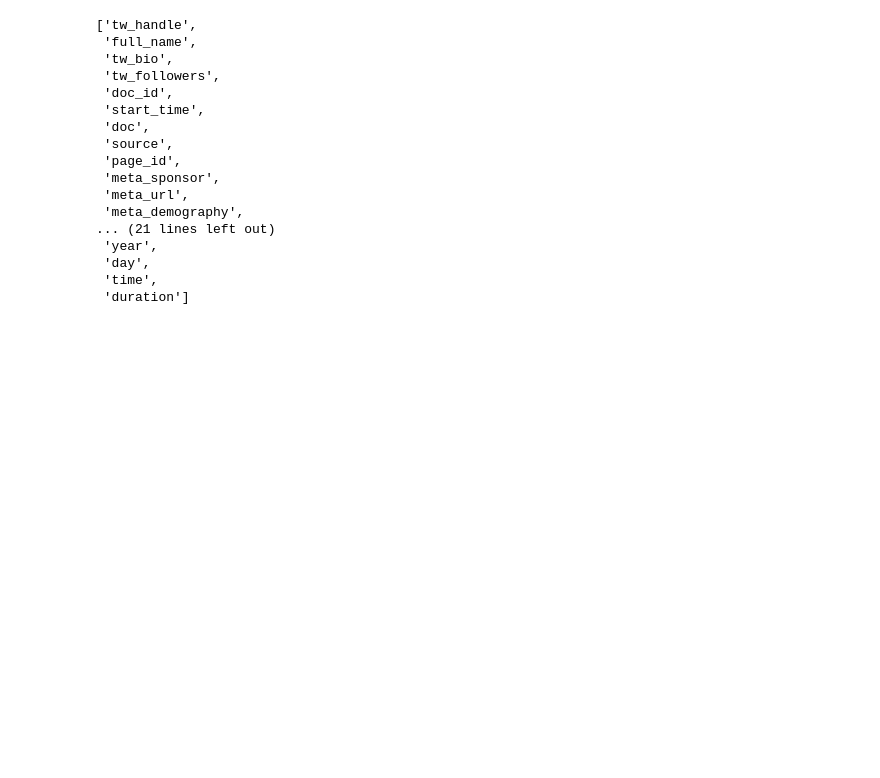
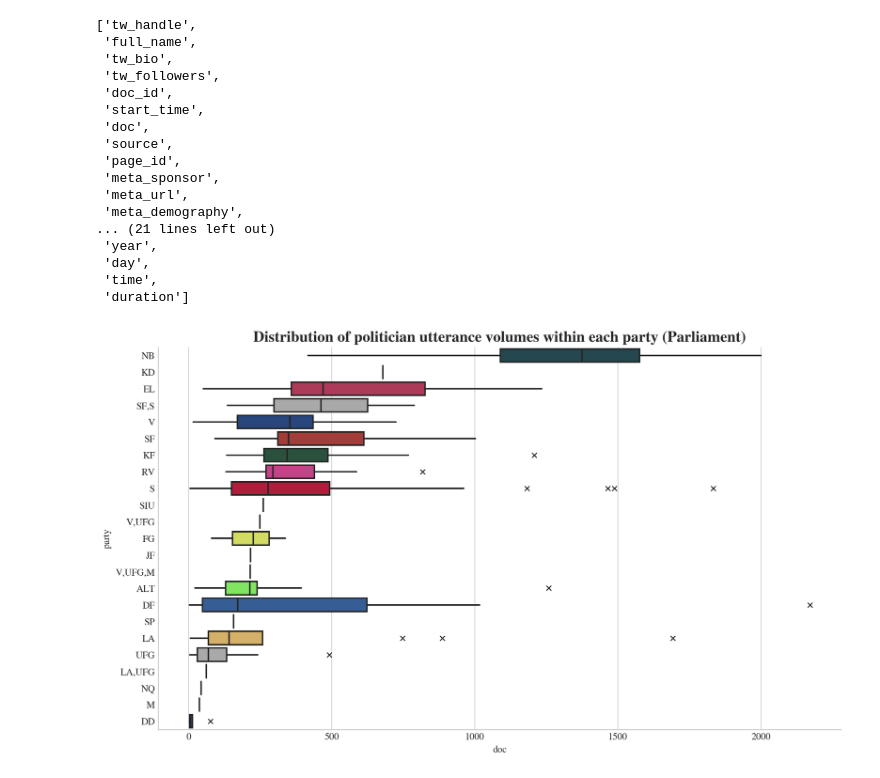
Before and after one commit to mathiasbruun/DCPA, a Jupyter notebook: descriptive_statistics.ipynb, the cells around one changed output. Saved outputs shown, nothing was run; the diff lists cells and outputs as text; code cells hidden in the pictures; blank space fills up the shorter version.

```diff
--- a/descriptive_statistics.ipynb
+++ b/descriptive_statistics.ipynb
@@ -125,0 +211,4 @@ list(df.columns)
+# %%
+draw_volume_boxes(source = 'parliament')
+# %% [output]
+[figure, added]
```
Also changed, not shown: parts of 5 cells of this notebook.
